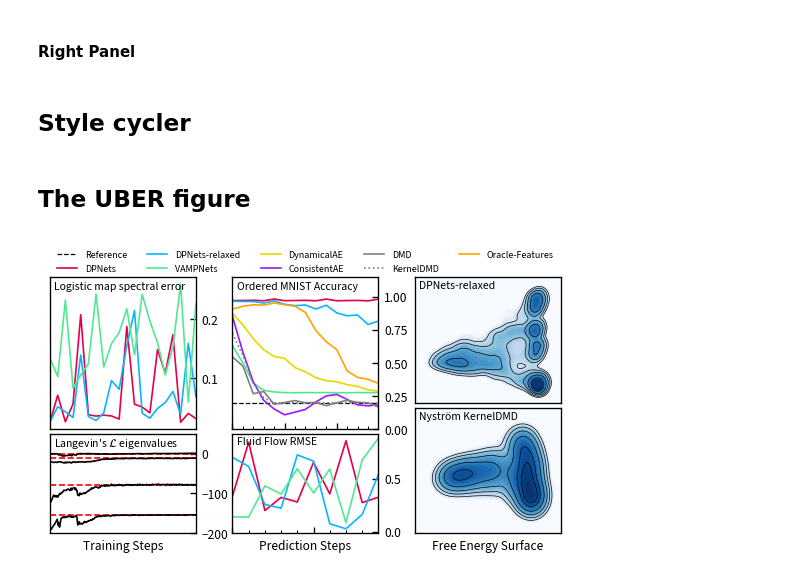
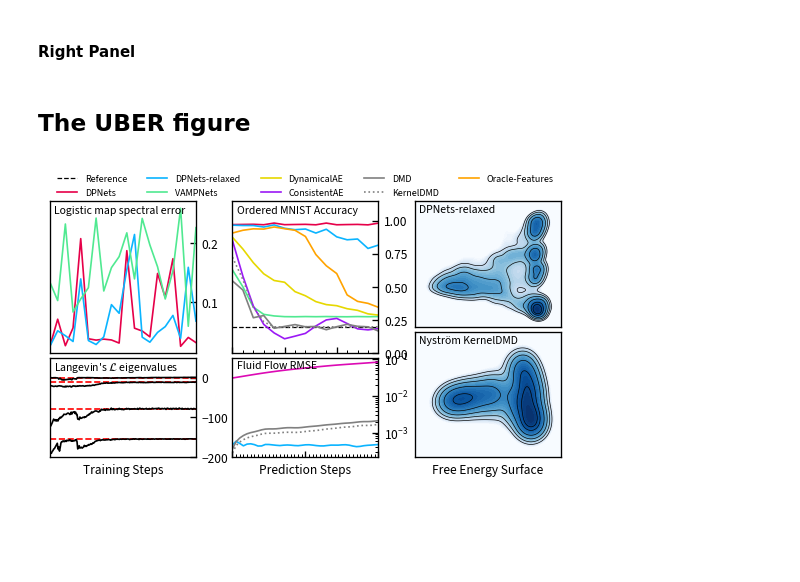
Before and after one commit to pietronvll/DPNets, a Jupyter notebook: figures/uber_fig.ipynb, the cells around one changed output. Drawn from its saved outputs; the diff is of its cells as text; code cells hidden in the pictures; blank space fills up the shorter version.

Commit message:
Pulling together fluid flow dynamics

```diff
--- a/figures/uber_fig.ipynb
+++ b/figures/uber_fig.ipynb
@@ -61,14 +102,31 @@ for model_name, report in reports.items():
 ORDERED_MNIST["hlines"] = 0.2
 
 # Fluid Flow data DUMMY DATA
-FLUID_FLOW = {
-    "DPNets": {
-        "data": np.random.rand(10),
-    },
-    "DPNets-relaxed": {
-        "data": np.random.rand(10),
-    },
-    "VAMPNets": {
-        "data": np.random.rand(10),
-    }
-}
+results_path = main_path / 'fluid/results/'
+os.listdir(results_path)
+_tmp = {}
+for filename in os.listdir(results_path):
+    model_name = filename.split('_')[0]
+    if model_name not in _tmp:
+        _tmp[model_name] = []
+    with open(results_path / filename, 'rb') as f:
+        restored = pickle.load(f)
+    if restored is not None:
+        _tmp[model_name].append(restored)
+
+FLUID_FLOW = {}
+for model_name, model_data in _tmp.items():
+    if len(model_data) > 0:
+        FLUID_FLOW[model_name] = {
+            'x': np.arange(len(model_data)),
+            'data': np.array(model_data).mean(axis=1)
+        }
+#Add old data:
+import pandas as pd
+df = pd.read_csv(main_path / 'fluid/fluid_flow_results.csv', sep='\t')
+for model_name in model_styles.keys():
+    if model_name in df.columns:
+        FLUID_FLOW[model_name] = {
+            'x': np.arange(len(df)),
+            'data': df[model_name].values
+        }
@@ -88,5 +140,3 @@ for model_name in ["DPNets", "Nystrom-PCR",]:
         "data": _tmp["data"],
         "x": _tmp["x"],
     }
-# %% [markdown]
-## Style cycler
@@ -197,7 +206,8 @@ for model_name in model_styles.keys():
 
 ax_fluid_flow.set(**{
     'xlabel': 'Prediction Steps',
-    'xmargin': 0
+    'xmargin': 0,
+    'yscale': 'log',
 })
 
 ax_fluid_flow.xaxis.set_minor_locator(MultipleLocator(1))
@@ -207,31 +217,31 @@ ax_fluid_flow.yaxis.tick_right()
 
 # Chignolin - DPNets
 ax_chignolin_dp = fig.add_subplot(gs[1:6, 2])
 x, fes = FES['DPNets']['x'], FES['DPNets']['data']
 ax_chignolin_dp.tricontourf(x[:, 0], x[:, 1], fes, levels = np.linspace(0, 20, 100), cmap='Blues_r', vmax=6.5);
 ax_chignolin_dp.tricontour(x[:, 0], x[:, 1], fes, levels = [0.5, 1, 2, 3, 4, 5], linewidths=0.4, colors='k');
 ax_chignolin_dp.set(**{
     'xticks': [],
     'yticks': [],
 })
 ax_chignolin_dp.text(pad, 1 - pad, 'DPNets-relaxed', transform=ax_chignolin_dp.transAxes, fontsize=caption_size, verticalalignment='top')
 
 # Chignolin - Nystrom-PCR
 ax_chignolin_nys = fig.add_subplot(gs[6:, 2])
 x, fes = FES['Nystrom-PCR']['x'], FES['Nystrom-PCR']['data']
 ax_chignolin_nys.tricontourf(x[:, 0], x[:, 1], fes, levels = np.linspace(0, 20, 100), cmap='Blues_r', vmax=6.5);
 ax_chignolin_nys.tricontour(x[:, 0], x[:, 1], fes, levels = [0.5, 1, 2, 3, 4, 5], linewidths=0.4, colors='k');
 ax_chignolin_nys.set(**{
     'xticks': [],
     'yticks': [],
     'xlabel': 'Free Energy Surface',
 })
 ax_chignolin_nys.text(pad, 1 - pad, 'Nyström KernelDMD', transform=ax_chignolin_nys.transAxes, fontsize=caption_size, verticalalignment='top')
 
 # Legend
 ax_legend = fig.add_subplot(gs[0, :])
 ax_legend.axis('off')
 ax_legend.legend(*ax_ordered_mnist.get_legend_handles_labels(), loc='center', ncol=5, frameon=False, fontsize=6)
 fig.savefig('dpnets.pdf', bbox_inches='tight', dpi=300)
 # %% [output]
-[figure, old version]
+[figure, new version]
```
Also changed, not shown: parts of 3 cells of this notebook, 2 other files.
